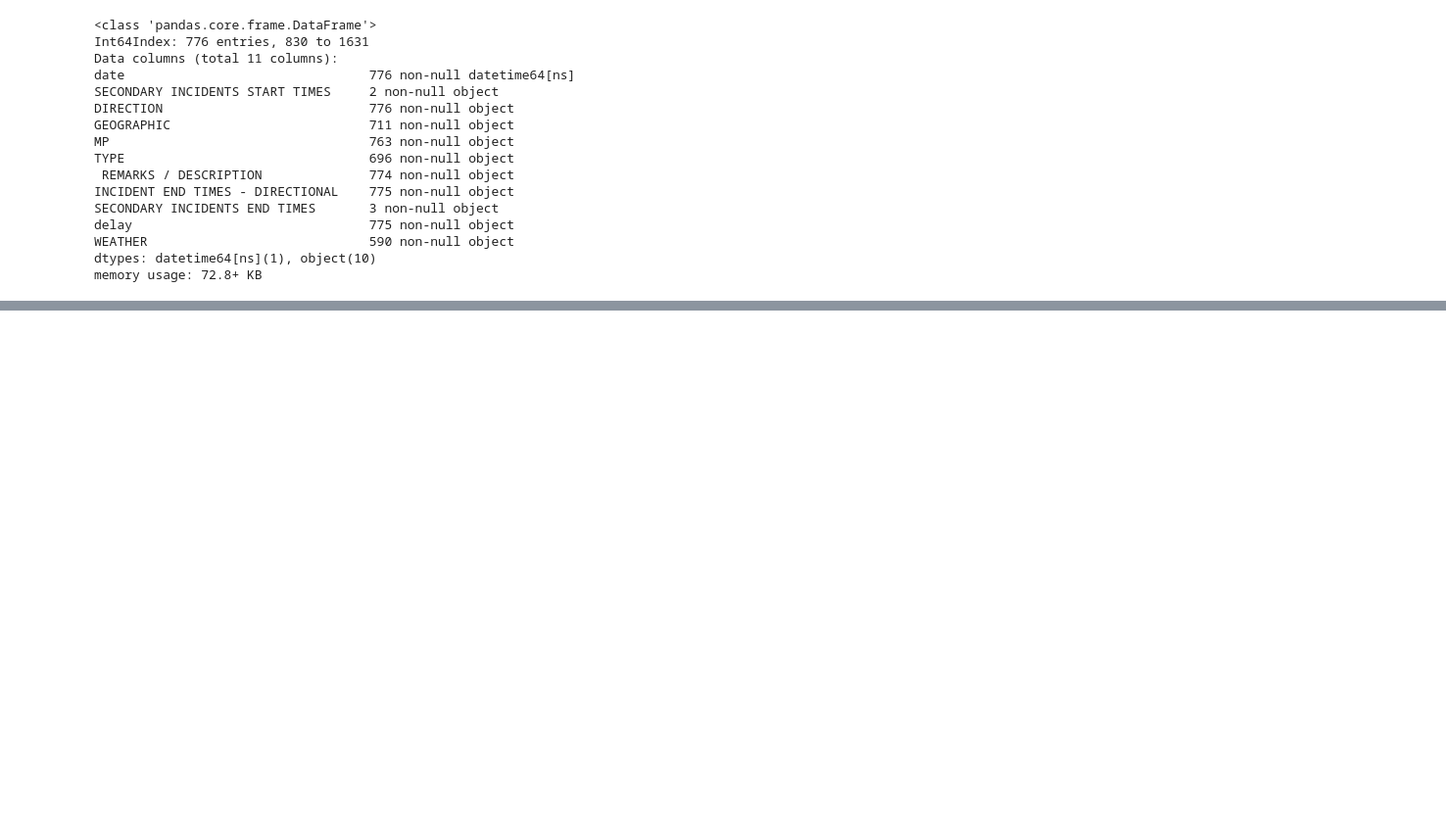
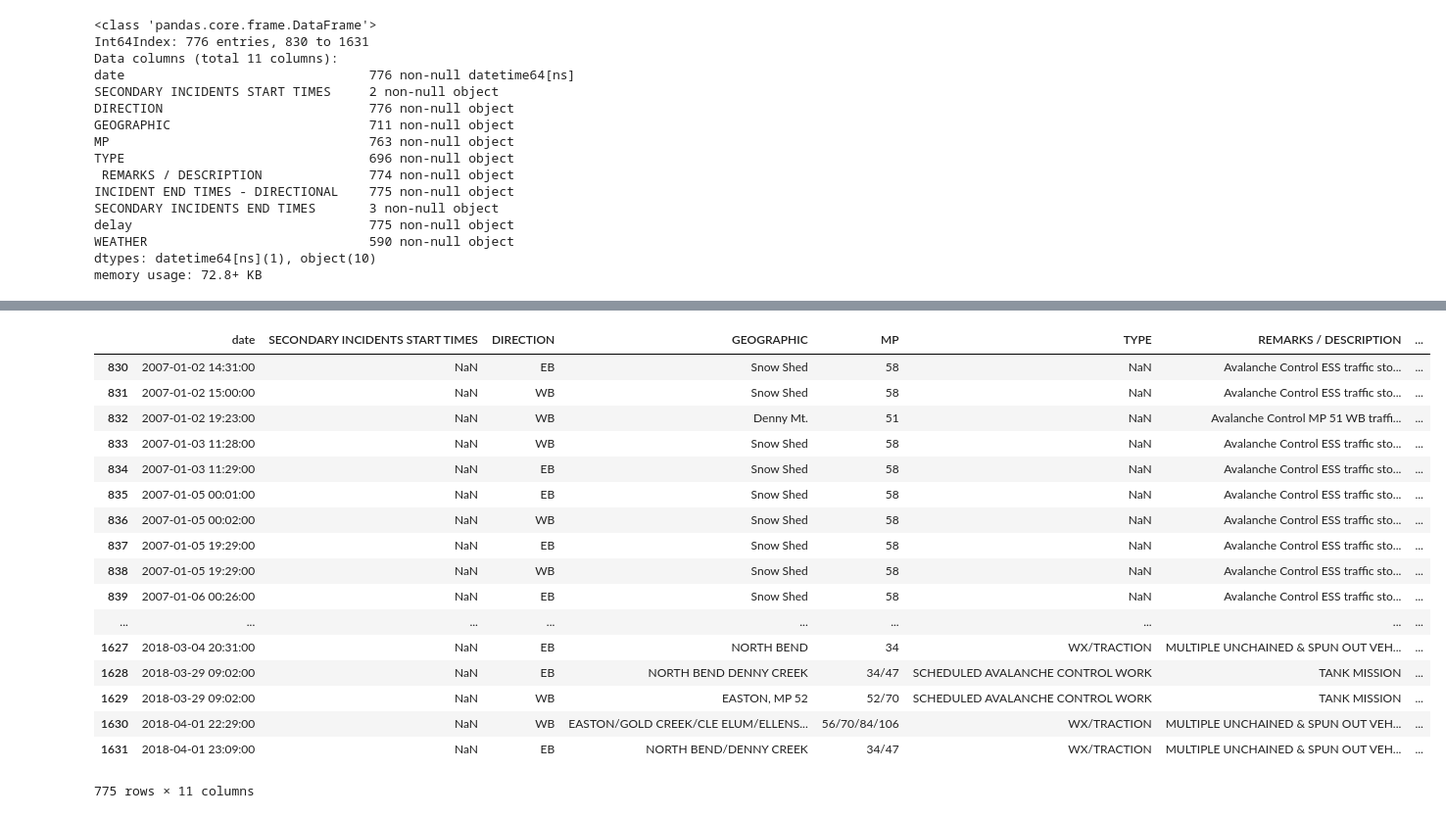
Before and after one commit to leannebaldwin/Pass_Closure, a Jupyter notebook: data_exploration/Snoqualmie_closure_data_exploration.ipynb, the cells around one changed output, grey strips where cells are left out. Shown at 98% size. Saved outputs shown, nothing was run; the diff lists cells and outputs as text; code cells hidden in the pictures; blank space fills up the shorter version.

Commit message:
Add cleaning to snoqualmie closure notebook to get final dataframe

```diff
--- a/data_exploration/Snoqualmie_closure_data_exploration.ipynb
+++ b/data_exploration/Snoqualmie_closure_data_exploration.ipynb
@@ -280,0 +301,2 @@ memory usage: 72.8+ KB
+# %%
+df = df.dropna(subset=['delay'])
@@ -280,0 +348,21 @@ memory usage: 72.8+ KB
+# %%
+df
+# %% [output]
+|  | date | SECONDARY INCIDENTS START TIMES | DIRECTION | GEOGRAPHIC | MP | TYPE | REMARKS / DESCRIPTION | ... |
+| 830 | 2007-01-02 14:31:00 | NaN | EB | Snow Shed | 58 | NaN | Avalanche Control ESS traffic sto... | ... |
+| 831 | 2007-01-02 15:00:00 | NaN | WB | Snow Shed | 58 | NaN | Avalanche Control ESS traffic sto... | ... |
+| 832 | 2007-01-02 19:23:00 | NaN | WB | Denny Mt. | 51 | NaN | Avalanche Control MP 51 WB traffi... | ... |
+| 833 | 2007-01-03 11:28:00 | NaN | WB | Snow Shed | 58 | NaN | Avalanche Control ESS traffic sto... | ... |
+| 834 | 2007-01-03 11:29:00 | NaN | EB | Snow Shed | 58 | NaN | Avalanche Control ESS traffic sto... | ... |
+| 835 | 2007-01-05 00:01:00 | NaN | EB | Snow Shed | 58 | NaN | Avalanche Control ESS traffic sto... | ... |
+| 836 | 2007-01-05 00:02:00 | NaN | WB | Snow Shed | 58 | NaN | Avalanche Control ESS traffic sto... | ... |
+| 837 | 2007-01-05 19:29:00 | NaN | EB | Snow Shed | 58 | NaN | Avalanche Control ESS traffic sto... | ... |
+| 838 | 2007-01-05 19:29:00 | NaN | WB | Snow Shed | 58 | NaN | Avalanche Control ESS traffic sto... | ... |
+| 839 | 2007-01-06 00:26:00 | NaN | EB | Snow Shed | 58 | NaN | Avalanche Control ESS traffic sto... | ... |
+| ... | ... | ... | ... | ... | ... | ... | ... | ... |
+| 1627 | 2018-03-04 20:31:00 | NaN | EB | NORTH BEND | 34 | WX/TRACTION | MULTIPLE UNCHAINED & SPUN OUT VEH... | ... |
+| 1628 | 2018-03-29 09:02:00 | NaN | EB | NORTH BEND DENNY CREEK | 34/47 | SCHEDULED AVALANCHE CONTROL WORK | TANK MISSION | ... |
+| 1629 | 2018-03-29 09:02:00 | NaN | WB | EASTON, MP 52 | 52/70 | SCHEDULED AVALANCHE CONTROL WORK | TANK MISSION | ... |
+| 1630 | 2018-04-01 22:29:00 | NaN | WB | EASTON/GOLD CREEK/CLE ELUM/ELLENS... | 56/70/84/106 | WX/TRACTION | MULTIPLE UNCHAINED & SPUN OUT VEH... | ... |
+| 1631 | 2018-04-01 23:09:00 | NaN | EB | NORTH BEND/DENNY CREEK | 34/47 | WX/TRACTION | MULTIPLE UNCHAINED & SPUN OUT VEH... | ... |
+775 rows × 11 columns
```
Also changed, not shown: parts of 16 cells of this notebook.
